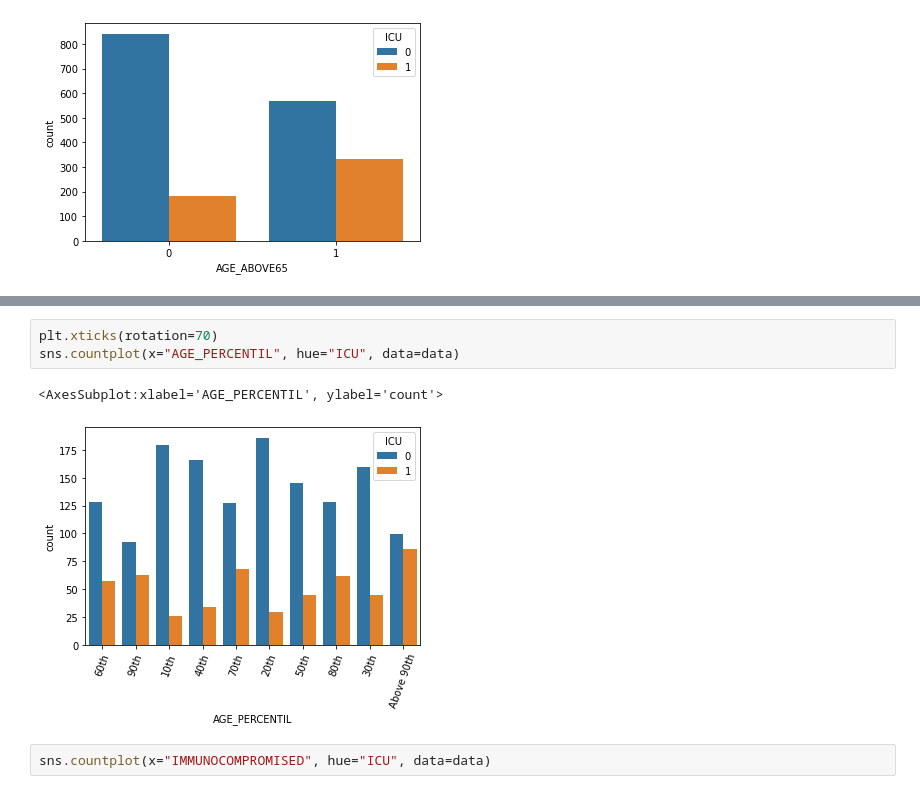
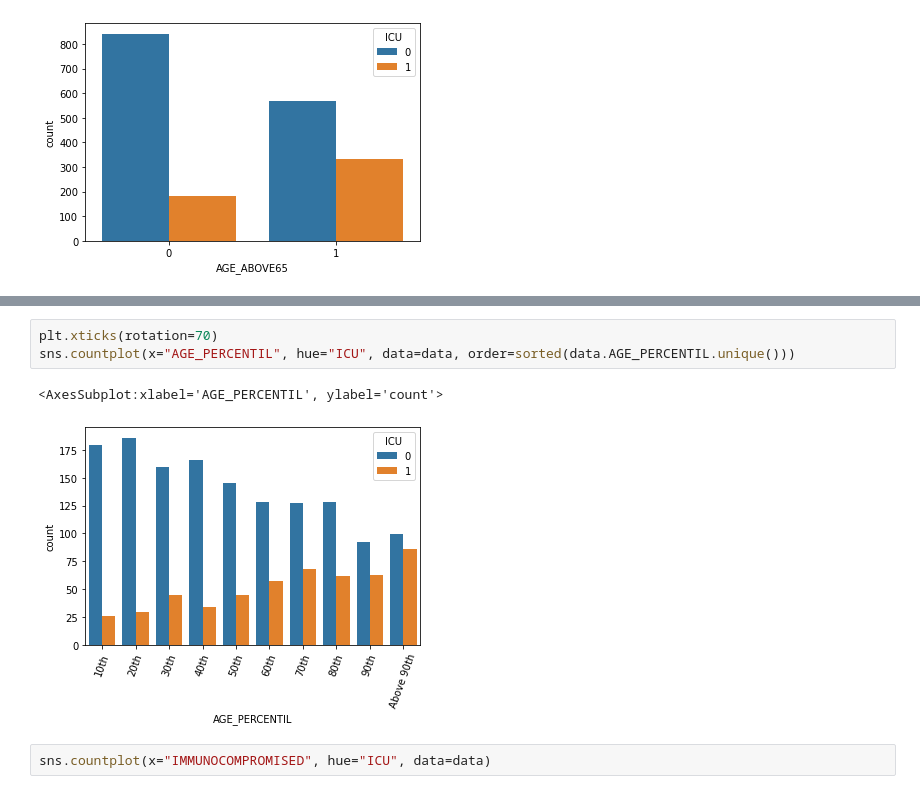
Before and after one commit to gusAGR/machine-learning-tfg, a Jupyter notebook: notebooks/Sirio_Libanes.ipynb, the cells around one changed output, grey strips where cells are left out. Drawn from its saved outputs; the diff is of its cells as text.

Commit message:
Graph review

```diff
--- a/notebooks/Sirio_Libanes.ipynb
+++ b/notebooks/Sirio_Libanes.ipynb
@@ -77,9 +112,9 @@ sns.countplot(x='AGE_ABOVE65', hue='ICU', data=data)
 # %%
 plt.xticks(rotation=70)
-sns.countplot(x="AGE_PERCENTIL", hue="ICU", data=data)
+sns.countplot(x="AGE_PERCENTIL", hue="ICU", data=data, order=sorted(data.AGE_PERCENTIL.unique()))
 # %% [output]
 <AxesSubplot:xlabel='AGE_PERCENTIL', ylabel='count'>
-[figure, old version]
+[figure, new version]
 # %%
 sns.countplot(x="IMMUNOCOMPROMISED", hue="ICU", data=data)
 # %% [output]
```
Also changed, not shown: parts of 4 cells of this notebook.
